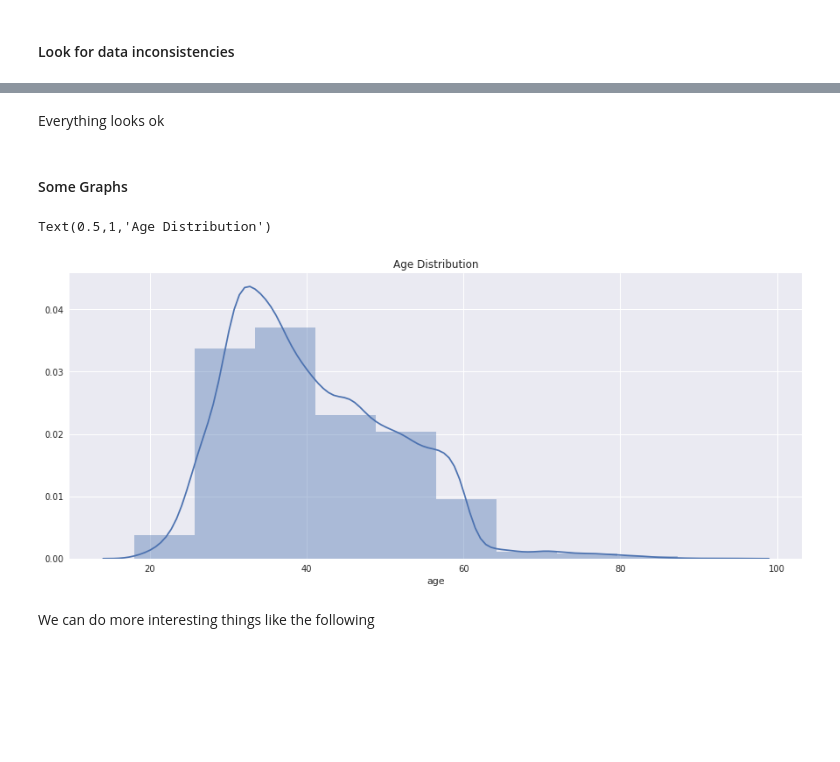
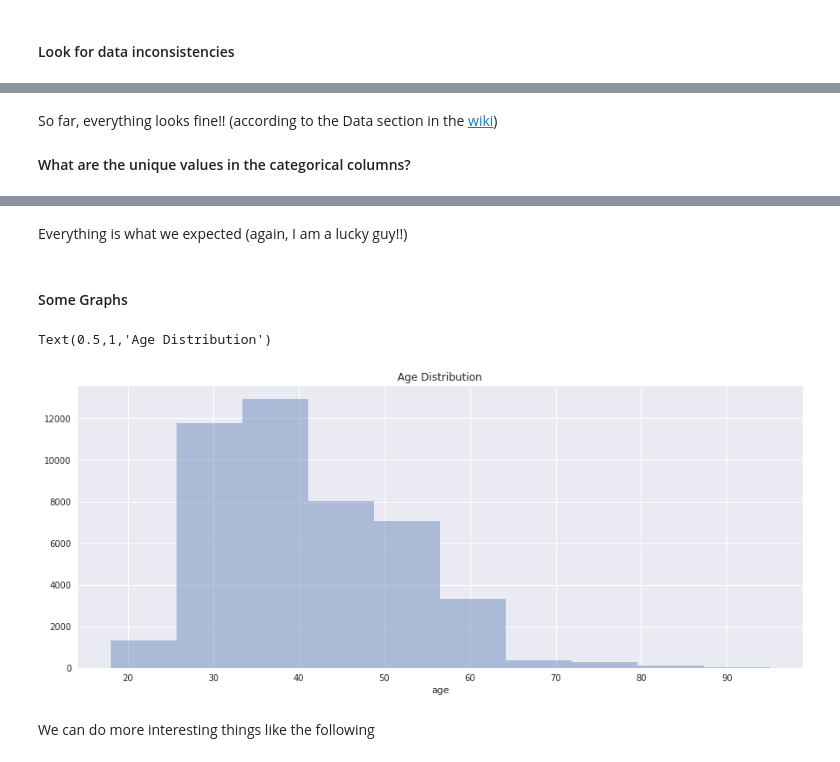
Before and after one commit to jorgeluisztr/data-intuition-bankmarketing-python, a Jupyter notebook: marketingbank.ipynb, the cells around one changed output, grey strips where cells are left out. Drawn from its saved outputs; the diff is of its cells as text; code cells hidden in the pictures; blank space fills up the shorter version.

Commit message:
Bank Marketing example

```diff
--- a/marketingbank.ipynb
+++ b/marketingbank.ipynb
@@ -98,3 +96,8 @@ Check if the numeric values are ok, now check categorical
+# %% [markdown]
+So far, everything looks fine!! (according to the Data section in the [wiki](https://github.com/jorgeluisztr/data-intuitions-marketingbank-python/wiki))
+
+
+#### What are the unique values in the categorical columns?
 # %%
 for item in df.columns:
     if df[item].dtype == "object":
@@ -119,16 +122,16 @@ default
 poutcome
 ['unknown' 'failure' 'other' 'success']
 ------------
-# %% [markdown]
-Everything looks ok
+# %% [markdown]
+Everything is what we expected (again, I am a lucky guy!!)
 # %% [markdown]
 #### Some Graphs
 # %%
 sns.set(rc={'figure.figsize':(15, 6)})
-sns.distplot(df.age, bins = 10).set_title("Age Distribution")
+sns.distplot(df.age, bins = 10, kde=False).set_title("Age Distribution")
 # %% [output]
 Text(0.5,1,'Age Distribution')
-[figure, old version]
+[figure, new version]
 # %% [markdown]
 We can do more interesting things like the following
 # %%
```
Also changed, not shown: parts of 25 cells of this notebook.
